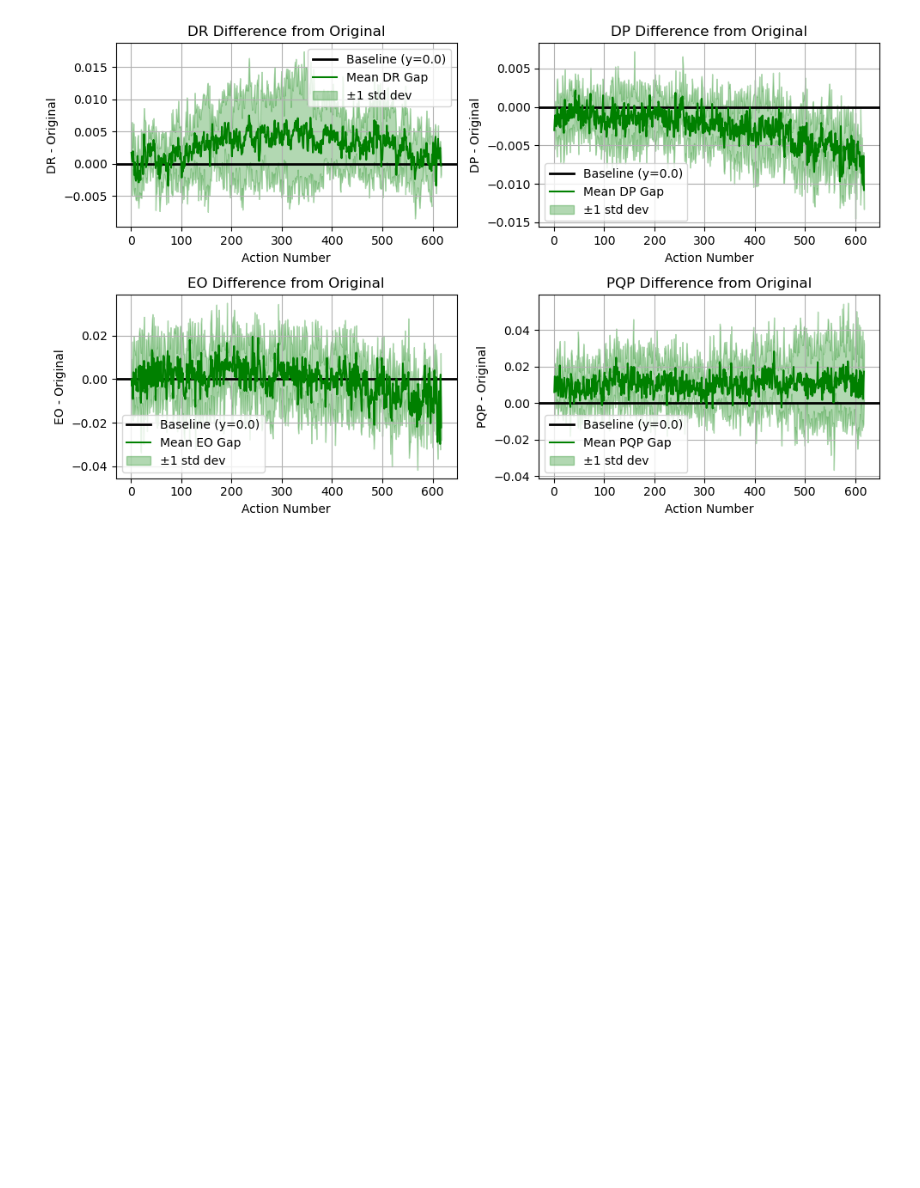
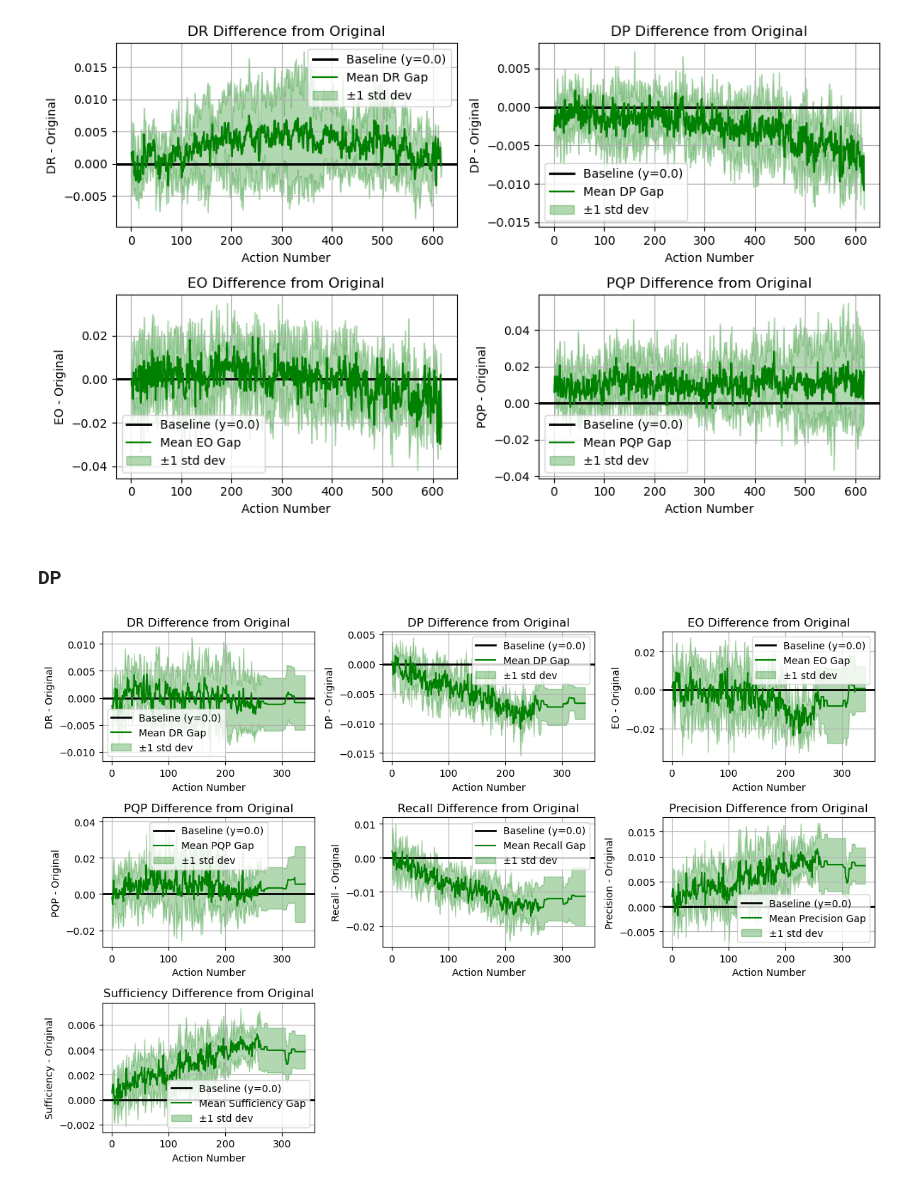
Before and after one commit to youlei202/FairSHAP, a Jupyter notebook: zzzz_5fold_adult.ipynb, the cells around one changed output. Cells and saved outputs as stored; diff of their text form; code cells hidden in the pictures; blank space fills up the shorter version.

Commit message:
add DP on german,compas,adult

```diff
--- a/zzzz_5fold_adult.ipynb
+++ b/zzzz_5fold_adult.ipynb
@@ -145,3 +263,74 @@ plot_fairness_improvement(
 )
 # %% [output]
 [figure]
+# %% [markdown]
+### DP
+# %%
+''' DR+precision
+ alpha=0.8, DR不行
+alpha=0.9
+alpha=0.95, DR可以, precision不行
+
+'''
+
+import pandas as pd
+import numpy as np
+
+def extract_original_values(fold):
+    original_DR = fold.loc[0, 'new_DR']
+    original_DP = fold.loc[0, 'new_DP']
+    original_EO = fold.loc[0, 'new_EO']
+    original_PQP = fold.loc[0, 'new_PQP']
+    original_recall = fold.loc[0, 'new_recall']
+    original_precision = fold.loc[0, 'new_precision']
+    original_sufficiency = fold.loc[0, 'new_sufficiency']
+    return original_DR, original_DP, original_EO, original_PQP, original_recall, original_precision, original_sufficiency
+
+fold1 = pd.read_csv('saved_results/adult/fairSHAP-DP_1-fold_results.csv')
+fold2 = pd.read_csv('saved_results/adult/fairSHAP-DP_2-fold_results.csv')
+fold3 = pd.read_csv('saved_results/adult/fairSHAP-DP_3-fold_results.csv')
+fold4 = pd.read_csv('saved_results/adult/fairSHAP-DP_4-fold_results.csv')
+fold5 = pd.read_csv('saved_results/adult/fairSHAP-DP_5-fold_results.csv')
+
+fold1_original_values = extract_original_values(fold1)
+fold2_original_values = extract_original_values(fold2)
+fold3_original_values = extract_original_values(fold3)
+fold4_original_values = extract_original_values(fold4)
+fold5_original_values = extract_original_values(fold5)
+
+fold1.drop(fold1.index[0], inplace=True)
+fold2.drop(fold2.index[0], inplace=True)
+fold3.drop(fold3.index[0], inplace=True)
+fold4.drop(fold4.index[0], inplace=True)
+fold5.drop(fold5.index[0], inplace=True)
+
+folds = [fold1, fold2, fold3, fold4, fold5]
+original_drs = [fold1_original_values[0], fold2_original_values[0], fold3_original_values[0], fold4_original_values[0], fold5_original_values[0]]
+original_dps = [fold1_original_values[1], fold2_original_values[1], fold3_original_values[1], fold4_original_values[1], fold5_original_values[1]]
+original_eos = [fold1_original_values[2], fold2_original_values[2], fold3_original_values[2], fold4_original_values[2], fold5_original_values[2]]
+original_pqps = [fold1_original_values[3], fold2_original_values[3], fold3_original_values[3], fold4_original_values[3], fold5_original_values[3]]
+original_recalls = [fold1_original_values[4], fold2_original_values[4], fold3_original_values[4], fold4_original_values[4], fold5_original_values[4]]
+original_precisions = [fold1_original_values[5], fold2_original_values[5], fold3_original_values[5], fold4_original_values[5], fold5_original_values[5]]
+original_sufficiencies = [fold1_original_values[6], fold2_original_values[6], fold3_original_values[6], fold4_original_values[6], fold5_original_values[6]]
+
+
+from src.visualization.viz3 import plot_fairness_improvement
+# 调用函数
+plot_fairness_improvement(
+    folds=folds,
+    original_DR=original_drs,
+    original_DP=original_dps,
+    original_EO=original_eos,
+    original_PQP=original_pqps,
+    original_recall=original_recalls,
+    original_precision=original_precisions,
+    original_sufficiency=original_sufficiencies,
+    stop_when_no_data=1,
+    min_action=1,
+    figsize=(12, 8),
+    fill_alpha=0.3,
+    fill_color='g',
+
+)
+# %% [output]
+[figure, added]
```
Also changed, not shown: parts of 1 cell of this notebook, 7 other files.
